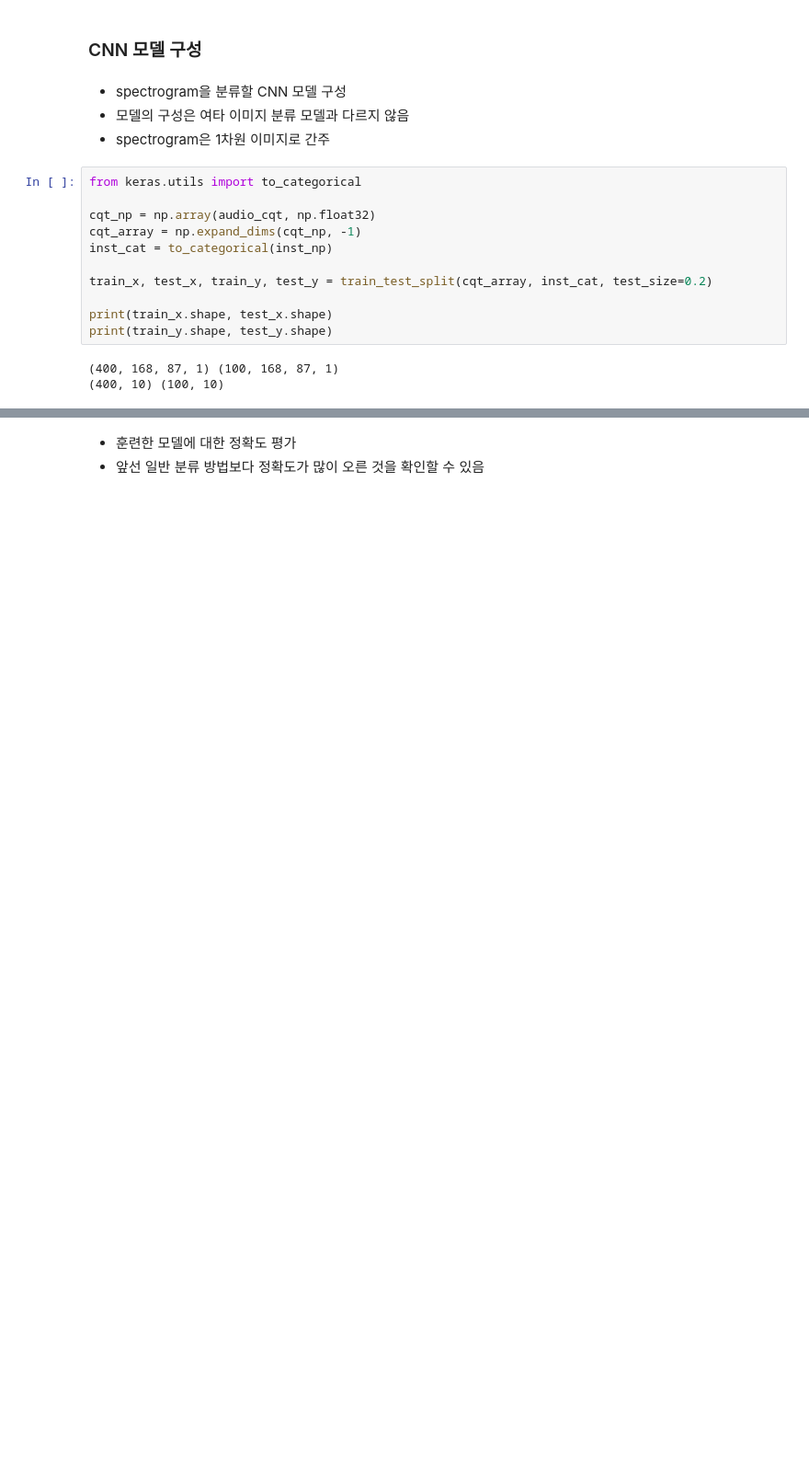
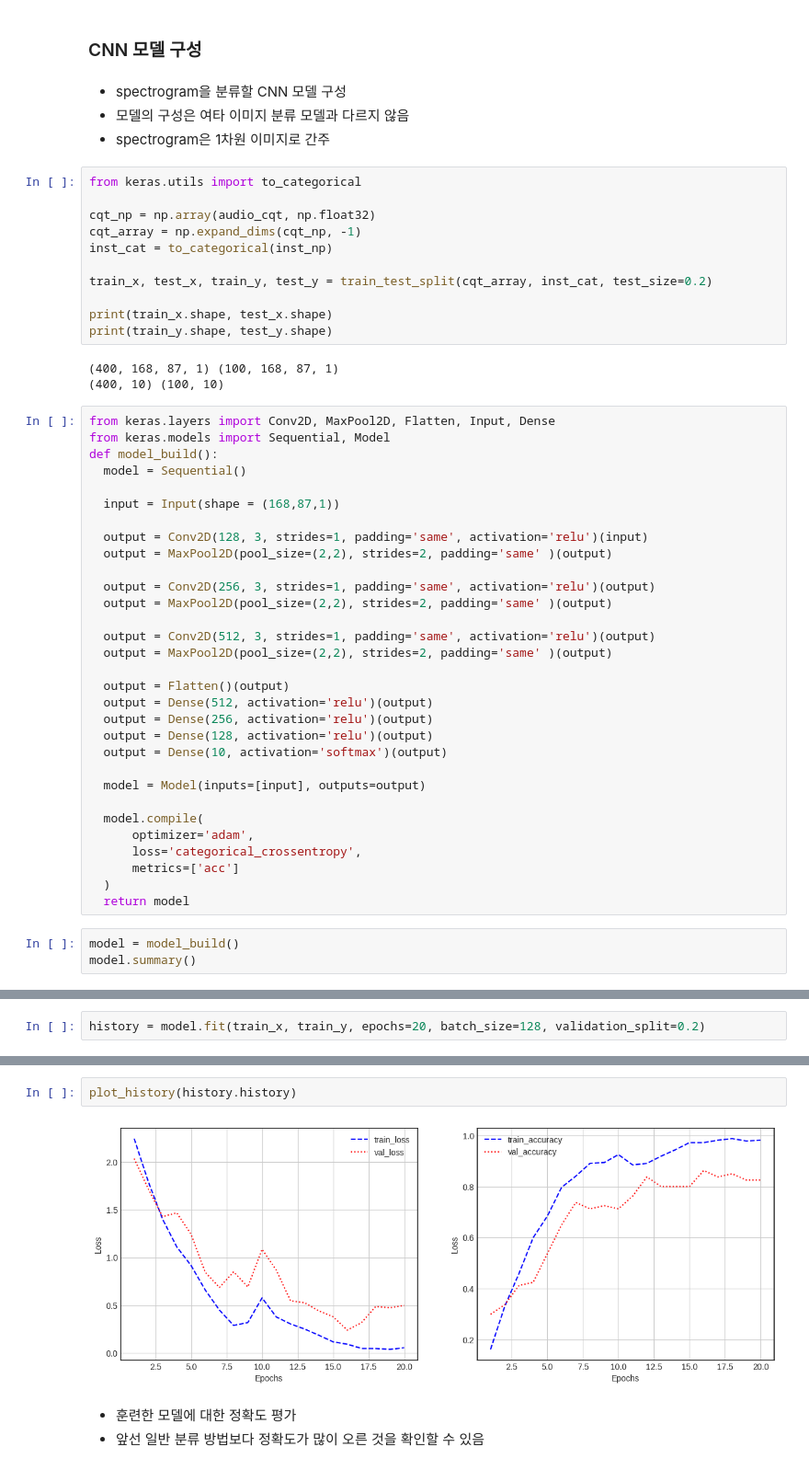
Before and after one commit to steve15963/colab, a Jupyter notebook: 오디오_분류.ipynb, the cells around one changed output, grey strips where cells are left out. Shown at 92% size. Cells and saved outputs as stored; diff of their text form; blank space fills up the shorter version.

```diff
--- a/오디오_분류.ipynb
+++ b/오디오_분류.ipynb
@@ -443,3 +449,37 @@ print(train_y.shape, test_y.shape)
 # %% [output]
 (400, 168, 87, 1) (100, 168, 87, 1)
 (400, 10) (100, 10)
+# %%
+from keras.layers import Conv2D, MaxPool2D, Flatten, Input, Dense
+from keras.models import Sequential, Model
+def model_build():
+  model = Sequential()
+
+  input = Input(shape = (168,87,1))
+
+  output = Conv2D(128, 3, strides=1, padding='same', activation='relu')(input)
+  output = MaxPool2D(pool_size=(2,2), strides=2, padding='same' )(output)
+
+  output = Conv2D(256, 3, strides=1, padding='same', activation='relu')(output)
+  output = MaxPool2D(pool_size=(2,2), strides=2, padding='same' )(output)
+
+  output = Conv2D(512, 3, strides=1, padding='same', activation='relu')(output)
+  output = MaxPool2D(pool_size=(2,2), strides=2, padding='same' )(output)
+
+  output = Flatten()(output)
+  output = Dense(512, activation='relu')(output)
+  output = Dense(256, activation='relu')(output)
+  output = Dense(128, activation='relu')(output)
+  output = Dense(10, activation='softmax')(output)
+
+  model = Model(inputs=[input], outputs=output)
+
+  model.compile(
+      optimizer='adam',
+      loss='categorical_crossentropy',
+      metrics=['acc']
+  )
+  return model
+# %%
+model = model_build()
+model.summary()
@@ -445,0 +504,2 @@ print(train_y.shape, test_y.shape)
+# %%
+history = model.fit(train_x, train_y, epochs=20, batch_size=128, validation_split=0.2)
@@ -446,3 +524,7 @@ print(train_y.shape, test_y.shape)
+# %%
+plot_history(history.history)
+# %% [output]
+[figure, added]
 # %% [markdown]
 
 
```
Also changed, not shown: parts of 40 cells of this notebook.
